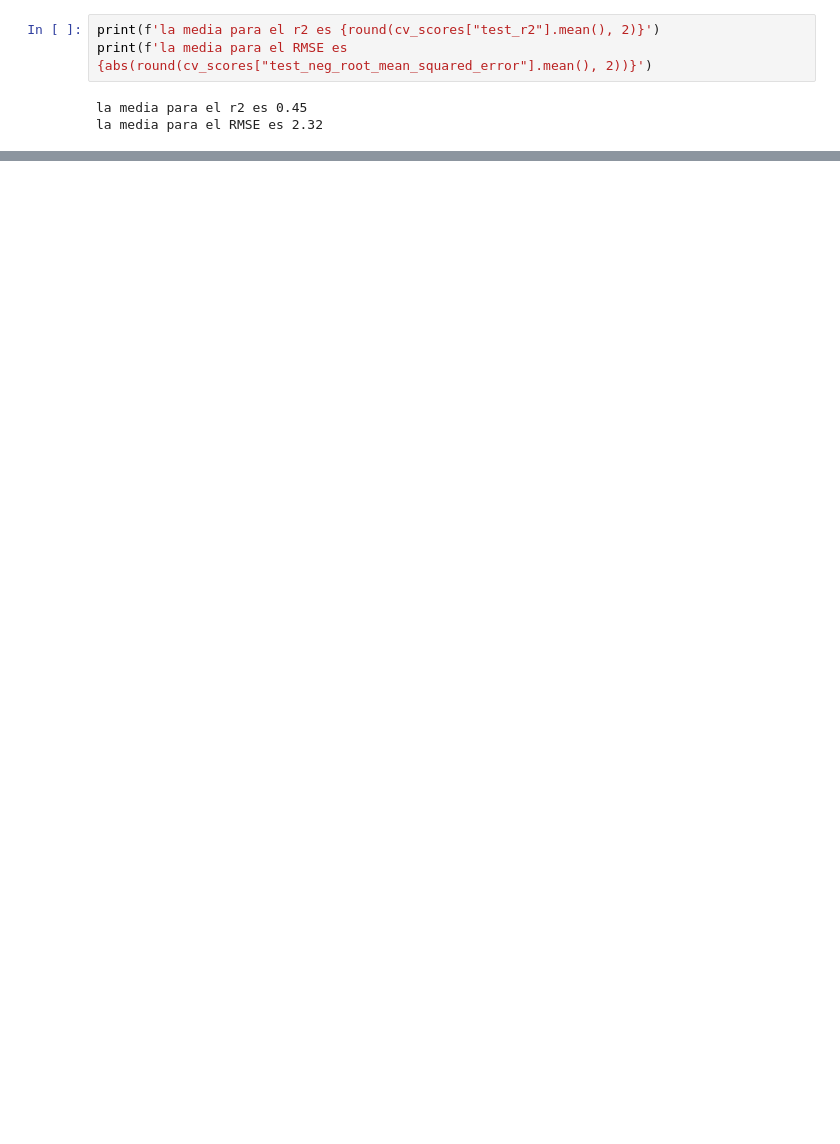
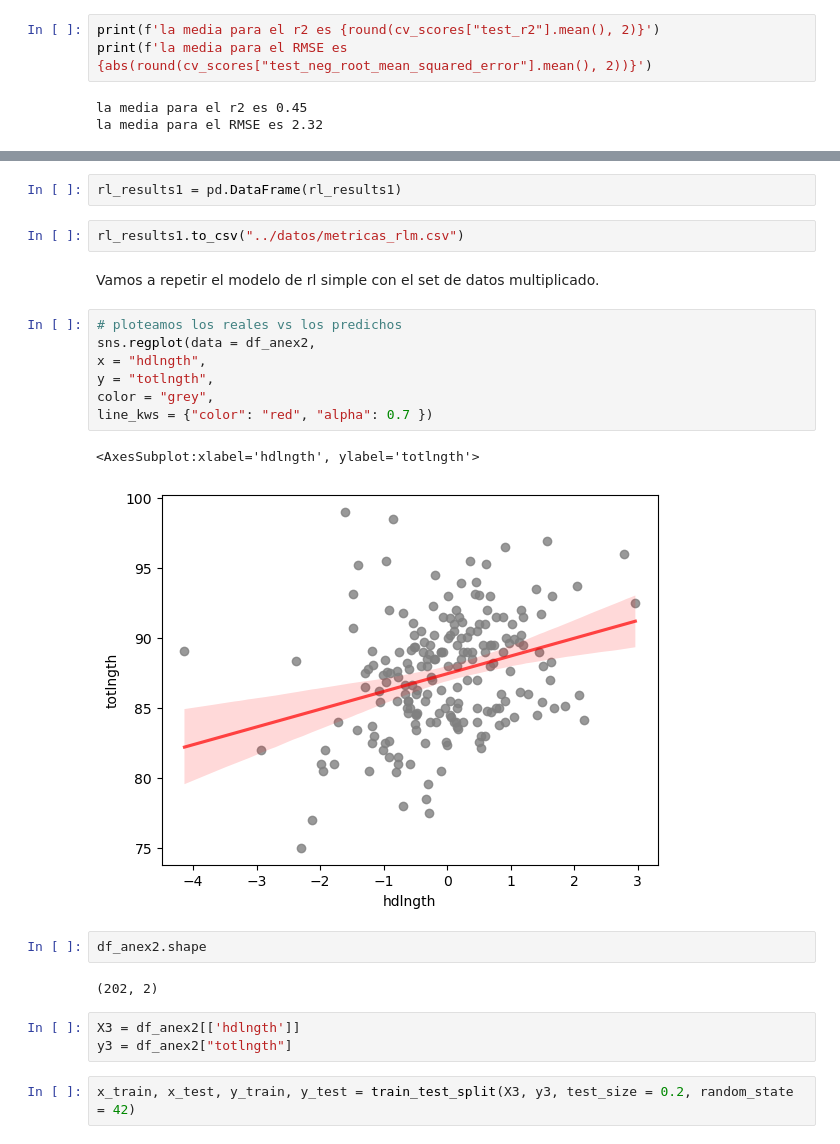
Before and after one commit to Adalab/-DA-promo-b-modulo-3-sprint-1-Maria-Ana, a Jupyter notebook: pair-programming-9-Intro-RL/pair-programming-9-intro-RL.ipynb, the cells around one changed output, grey strips where cells are left out. Cells and saved outputs as stored; diff of their text form; blank space fills up the shorter version.

```diff
--- a/pair-programming-9-Intro-RL/pair-programming-9-intro-RL.ipynb
+++ b/pair-programming-9-Intro-RL/pair-programming-9-intro-RL.ipynb
@@ -440,0 +480,25 @@ la media para el RMSE es 2.32
+# %%
+rl_results1 = pd.DataFrame(rl_results1)
+# %%
+rl_results1.to_csv("../datos/metricas_rlm.csv")
+# %% [markdown]
+Vamos a repetir el modelo de rl simple con el set de datos multiplicado.
+# %%
+# ploteamos los reales vs los predichos
+sns.regplot(data = df_anex2,
+x = "hdlngth",
+y = "totlngth",
+color = "grey",
+line_kws = {"color": "red", "alpha": 0.7 })
+# %% [output]
+<AxesSubplot:xlabel='hdlngth', ylabel='totlngth'>
+[figure, added]
+# %%
+df_anex2.shape
+# %% [output]
+(202, 2)
+# %%
+X3 = df_anex2[['hdlngth']]
+y3 = df_anex2["totlngth"]
+# %%
+x_train, x_test, y_train, y_test = train_test_split(X3, y3, test_size = 0.2, random_state = 42)
```
Also changed, not shown: parts of 19 cells of this notebook, 2 other files.
